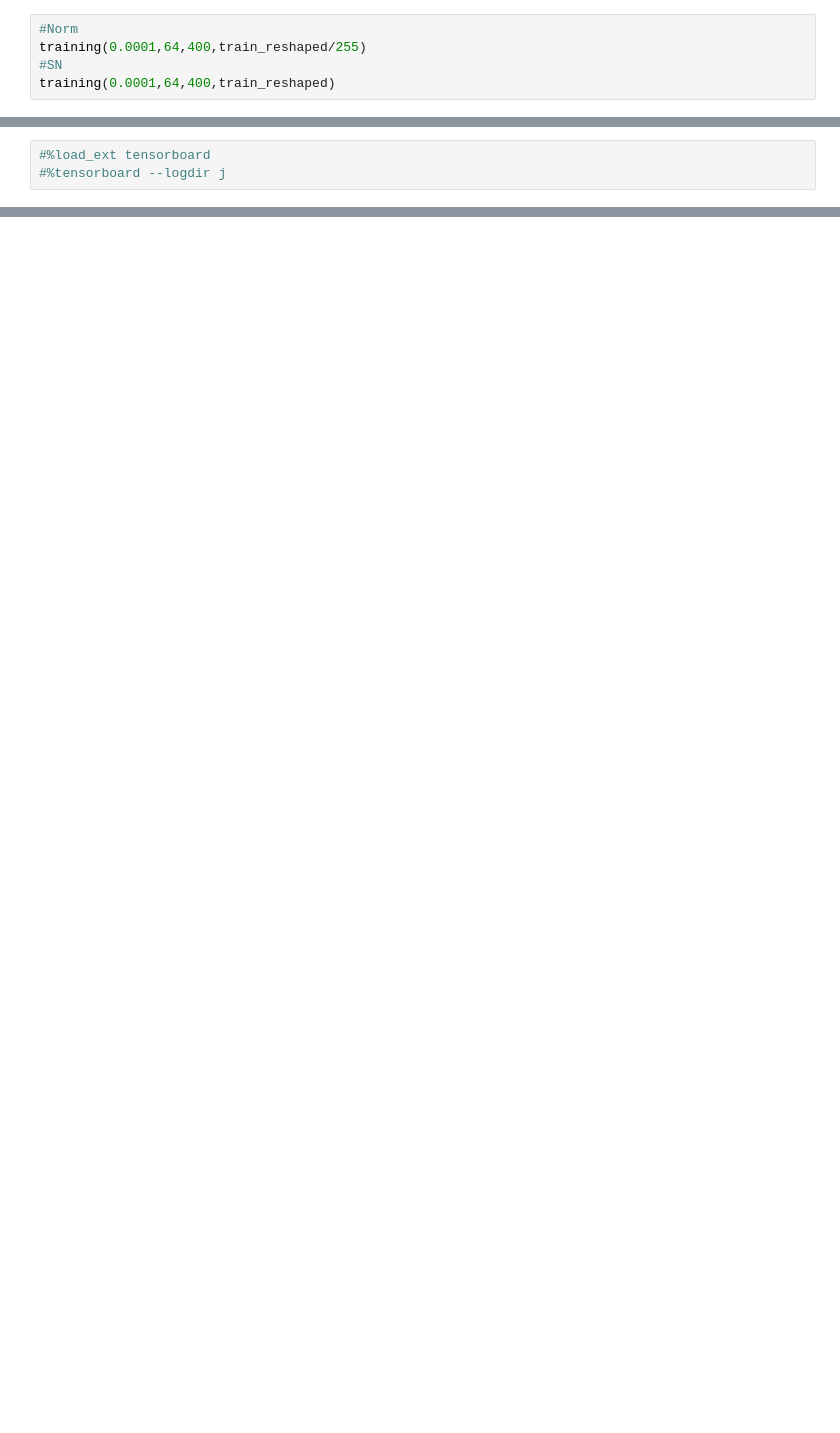
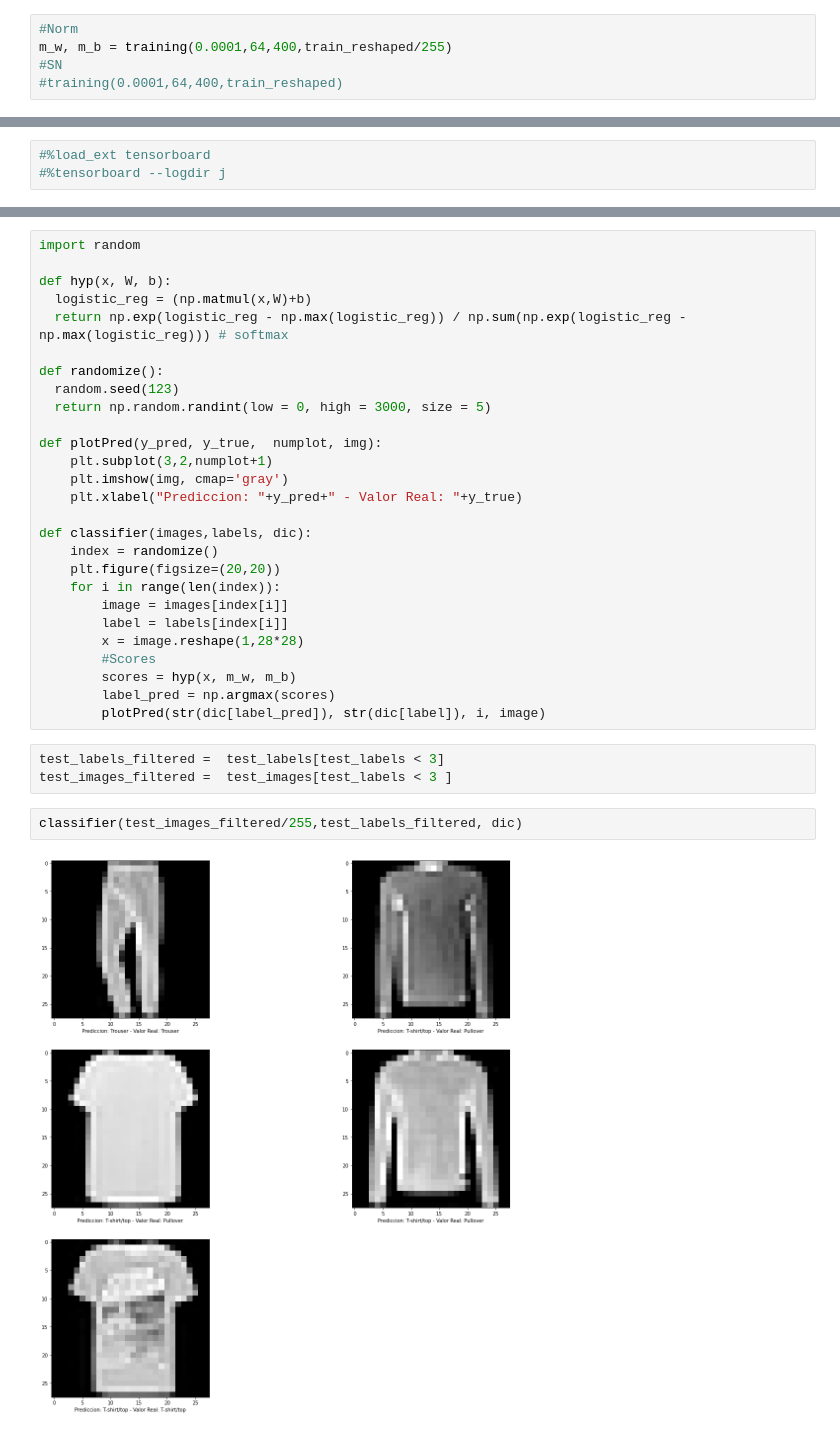
Before and after one commit to normanaspx/Data-Science, a Jupyter notebook: Statistical-Learning/Logistic Regression/Fashion mnist-Logistic Regression.ipynb, the cells around one changed output, grey strips where cells are left out. Saved outputs shown, nothing was run; the diff lists cells and outputs as text; blank space fills up the shorter version.

Commit message:
Logistic Regression with Softmax

```diff
--- a/Statistical-Learning/Logistic Regression/Fashion mnist-Logistic Regression.ipynb
+++ b/Statistical-Learning/Logistic Regression/Fashion mnist-Logistic Regression.ipynb
@@ -156,6 +156,6 @@ training(0.0001,32,400,train_reshaped)
 <img src="https://github.com/normanaspx/Data-Science/blob/master/resources/softmax/400sin.PNG?raw=true" />
 # %%
 #Norm
-training(0.0001,64,400,train_reshaped/255)
+m_w, m_b = training(0.0001,64,400,train_reshaped/255)
 #SN
-training(0.0001,64,400,train_reshaped)
+#training(0.0001,64,400,train_reshaped)
@@ -203,0 +197,34 @@ training(0.0001,64,10,train_reshaped)
+# %%
+import random
+
+def hyp(x, W, b):
+  logistic_reg = (np.matmul(x,W)+b)
+  return np.exp(logistic_reg - np.max(logistic_reg)) / np.sum(np.exp(logistic_reg - np.max(logistic_reg))) # softmax
+
+def randomize():
+  random.seed(123)
+  return np.random.randint(low = 0, high = 3000, size = 5)
+
+def plotPred(y_pred, y_true,  numplot, img):
+    plt.subplot(3,2,numplot+1)
+    plt.imshow(img, cmap='gray')
+    plt.xlabel("Prediccion: "+y_pred+" - Valor Real: "+y_true)
+
+def classifier(images,labels, dic):
+    index = randomize()
+    plt.figure(figsize=(20,20))
+    for i in range(len(index)):
+        image = images[index[i]]
+        label = labels[index[i]]
+        x = image.reshape(1,28*28)
+        #Scores
+        scores = hyp(x, m_w, m_b)
+        label_pred = np.argmax(scores)
+        plotPred(str(dic[label_pred]), str(dic[label]), i, image)
+# %%
+test_labels_filtered =  test_labels[test_labels < 3]
+test_images_filtered =  test_images[test_labels < 3 ]
+# %%
+classifier(test_images_filtered/255,test_labels_filtered, dic)
+# %% [output]
+[figure, added]
```
Also changed, not shown: parts of 3 cells of this notebook.
